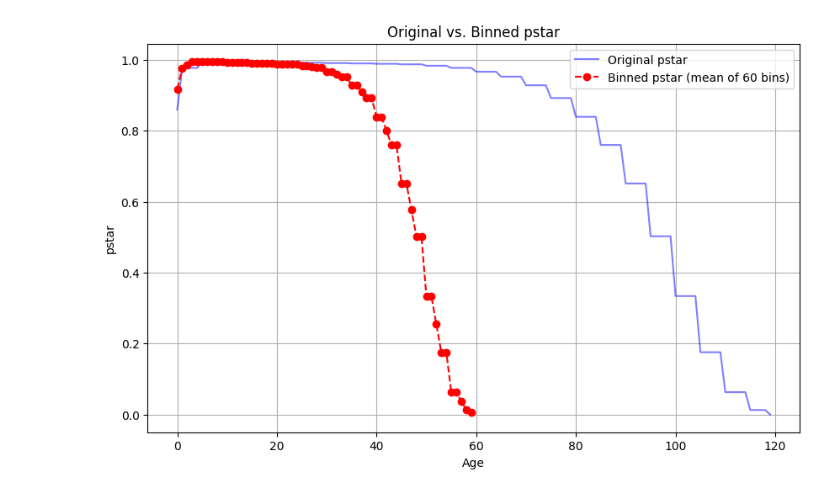
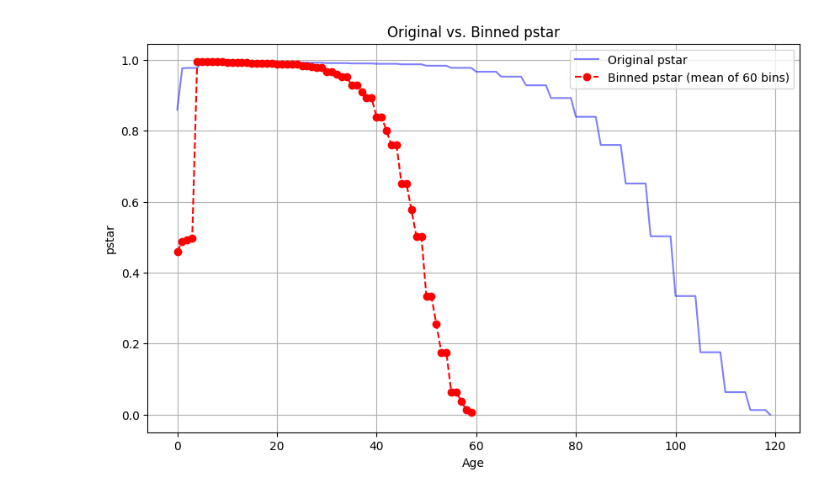
Before and after one commit to yutongliang723/CSH_ABM_2024, a Jupyter notebook: test.ipynb, the cells around one changed output. Saved outputs shown, nothing was run; the diff lists cells and outputs as text; code cells hidden in the pictures.

```diff
--- a/test.ipynb
+++ b/test.ipynb
@@ -1,35 +1,39 @@
 # %%
 import pandas as pd
+import matplotlib.pyplot as plt
 
 vec1 = pd.read_csv('demog_vectors.csv')
 vec1 = vec1.rename_axis('age').reset_index()
 new_max_age = 60
 old_max_age = vec1['age'].max()
 scale_factor = new_max_age / old_max_age
 scale_factor = 1
 other_para = ['rho', 'pstar', 'mortparms']
 
 bins = pd.cut(vec1['age'], bins=new_max_age)
 
 binned_vec = pd.DataFrame()
 
 for col in other_para:
-    binned_col = vec1.groupby(bins).agg({col: 'mean'}).reset_index()
+    binned_col = vec1.groupby(bins, observed=False).agg({col: 'mean'}).reset_index()
     binned_col[col] = binned_col[col] * scale_factor
     binned_vec[col] = binned_col[col]
 
+binned_vec = binned_vec.rename_axis('age_new').reset_index()
+# lower survival probability for infants (0-3 years)
+binned_vec.loc[binned_vec['age_new'] <= 3, 'pstar'] *= 0.5
+
 bin_centers = [interval.mid for interval in binned_col['age']]
-binned_vec = binned_vec.rename_axis('age_new').reset_index()
 plt.figure(figsize=(10, 6))
 plt.plot(vec1['age'], vec1['pstar'], label='Original pstar', color='blue', alpha=0.5)
 
 plt.plot(binned_vec['age_new'], binned_vec['pstar'], label='Binned pstar (mean of 60 bins)', color='red', linestyle='--', marker='o')
 
 plt.title('Original vs. Binned pstar')
 plt.xlabel('Age')
 plt.ylabel('pstar')
 plt.legend()
 plt.grid(True)
 plt.show()
 # %% [output]
-[figure, old version]
+[figure, new version]
```
Also changed, not shown: parts of 3 cells of this notebook, 5 other files.
